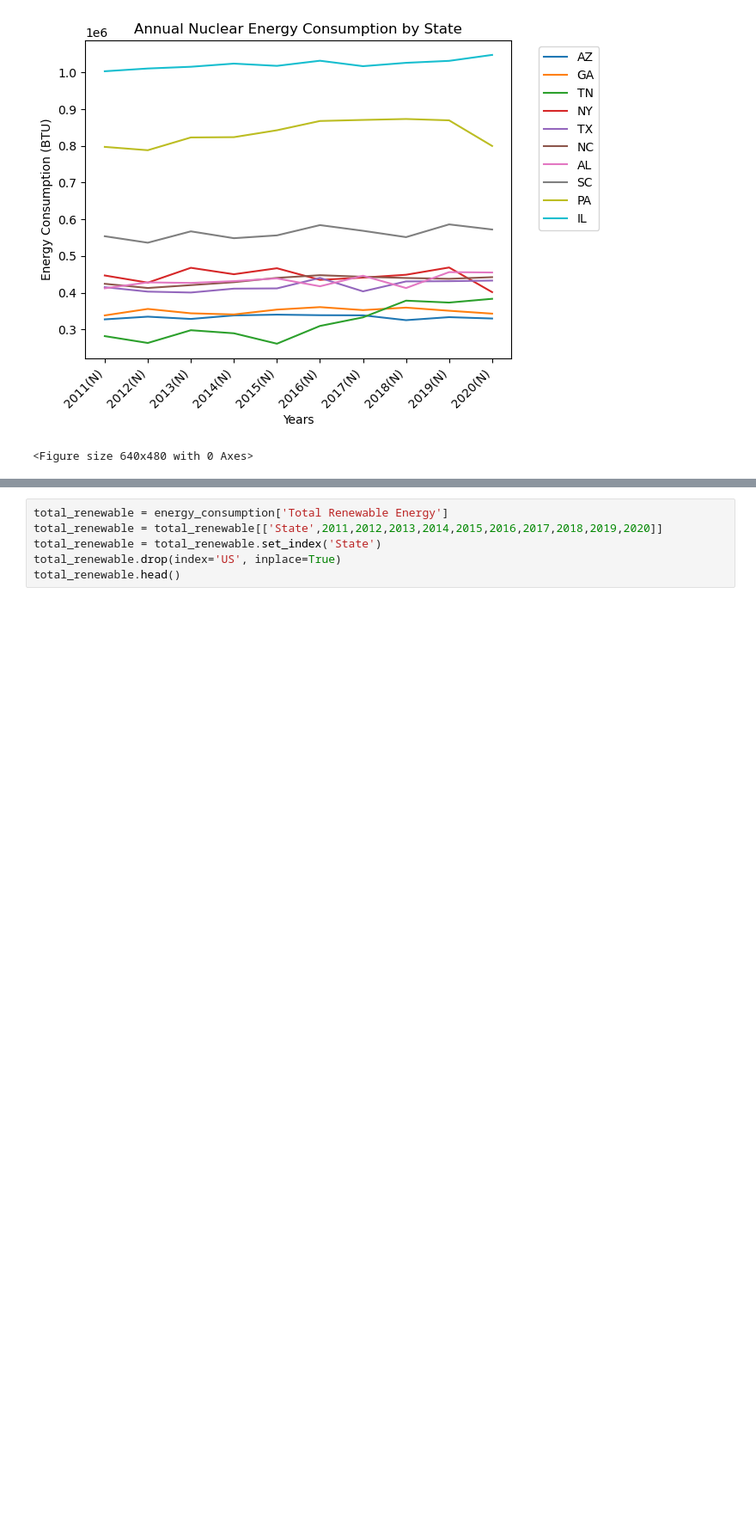
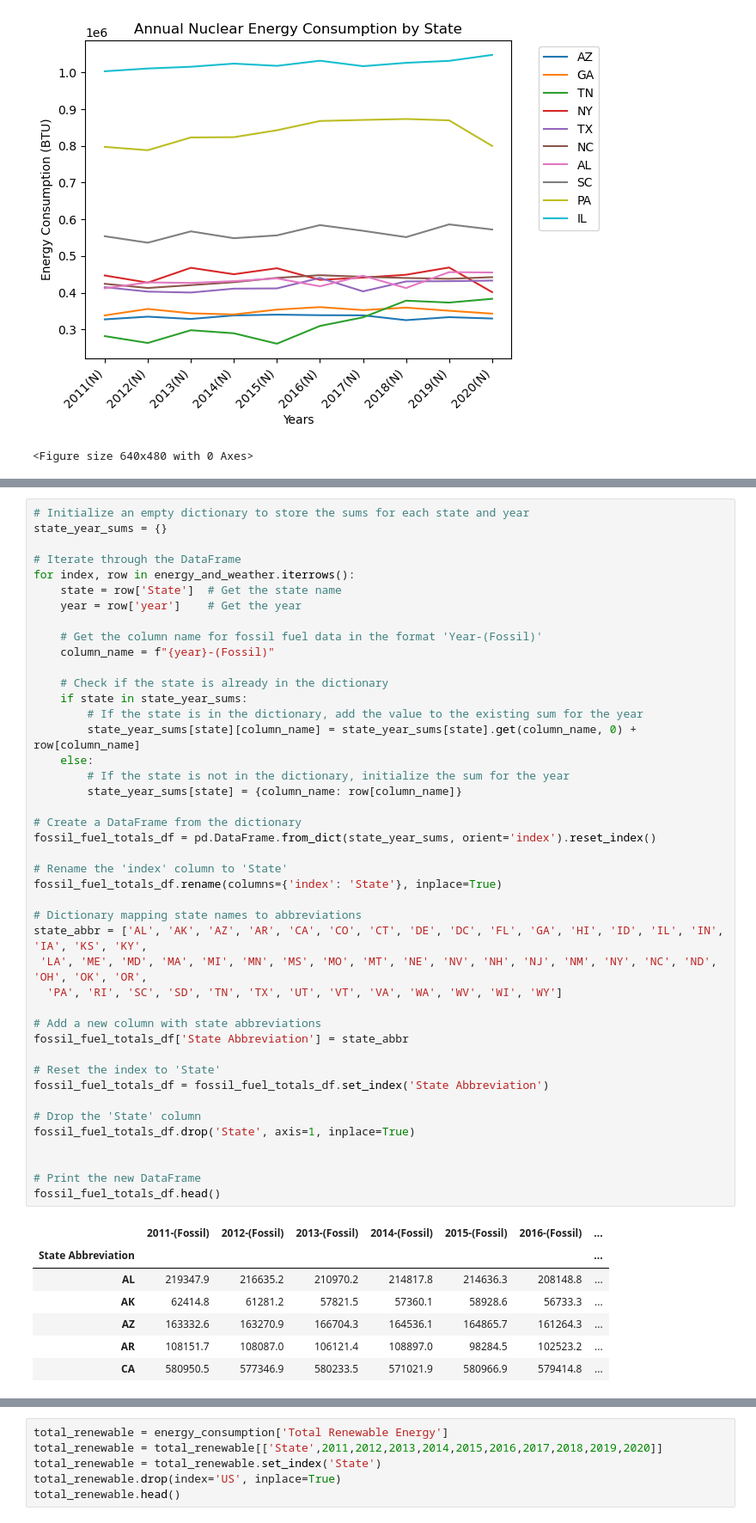
Before and after one commit to fraserclaire/Group3_Project4, a Jupyter notebook: ac/visuals_combined_and_renewable_energy.ipynb, the cells around one changed output, grey strips where cells are left out. Shown at 86% size. Saved outputs shown, nothing was run; the diff lists cells and outputs as text; blank space fills up the shorter version.

```diff
--- a/ac/visuals_combined_and_renewable_energy.ipynb
+++ b/ac/visuals_combined_and_renewable_energy.ipynb
@@ -425,0 +351,51 @@ plt.savefig("energy_by_types_visuals/annual_total_fossil_fuel_consumption_top_10
+# %%
+# Initialize an empty dictionary to store the sums for each state and year
+state_year_sums = {}
+
+# Iterate through the DataFrame
+for index, row in energy_and_weather.iterrows():
+    state = row['State']  # Get the state name
+    year = row['year']    # Get the year
+
+    # Get the column name for fossil fuel data in the format 'Year-(Fossil)'
+    column_name = f"{year}-(Fossil)"
+
+    # Check if the state is already in the dictionary
+    if state in state_year_sums:
+        # If the state is in the dictionary, add the value to the existing sum for the year
+        state_year_sums[state][column_name] = state_year_sums[state].get(column_name, 0) + row[column_name]
+    else:
+        # If the state is not in the dictionary, initialize the sum for the year
+        state_year_sums[state] = {column_name: row[column_name]}
+
+# Create a DataFrame from the dictionary
+fossil_fuel_totals_df = pd.DataFrame.from_dict(state_year_sums, orient='index').reset_index()
+
+# Rename the 'index' column to 'State'
+fossil_fuel_totals_df.rename(columns={'index': 'State'}, inplace=True)
+
+# Dictionary mapping state names to abbreviations
+state_abbr = ['AL', 'AK', 'AZ', 'AR', 'CA', 'CO', 'CT', 'DE', 'DC', 'FL', 'GA', 'HI', 'ID', 'IL', 'IN', 'IA', 'KS', 'KY',
+ 'LA', 'ME', 'MD', 'MA', 'MI', 'MN', 'MS', 'MO', 'MT', 'NE', 'NV', 'NH', 'NJ', 'NM', 'NY', 'NC', 'ND', 'OH', 'OK', 'OR',
+  'PA', 'RI', 'SC', 'SD', 'TN', 'TX', 'UT', 'VT', 'VA', 'WA', 'WV', 'WI', 'WY']
+
+# Add a new column with state abbreviations
+fossil_fuel_totals_df['State Abbreviation'] = state_abbr
+
+# Reset the index to 'State'
+fossil_fuel_totals_df = fossil_fuel_totals_df.set_index('State Abbreviation')
+
+# Drop the 'State' column
+fossil_fuel_totals_df.drop('State', axis=1, inplace=True)
+
+
+# Print the new DataFrame
+fossil_fuel_totals_df.head()
+# %% [output]
+|  | 2011-(Fossil) | 2012-(Fossil) | 2013-(Fossil) | 2014-(Fossil) | 2015-(Fossil) | 2016-(Fossil) | ... |
+| State Abbreviation |  |  |  |  |  |  | ... |
+| AL | 219347.9 | 216635.2 | 210970.2 | 214817.8 | 214636.3 | 208148.8 | ... |
+| AK | 62414.8 | 61281.2 | 57821.5 | 57360.1 | 58928.6 | 56733.3 | ... |
+| AZ | 163332.6 | 163270.9 | 166704.3 | 164536.1 | 164865.7 | 161264.3 | ... |
+| AR | 108151.7 | 108087.0 | 106121.4 | 108897.0 | 98284.5 | 102523.2 | ... |
+| CA | 580950.5 | 577346.9 | 580233.5 | 571021.9 | 580966.9 | 579414.8 | ... |
```
Also changed, not shown: parts of 20 cells of this notebook, 2 other files.
